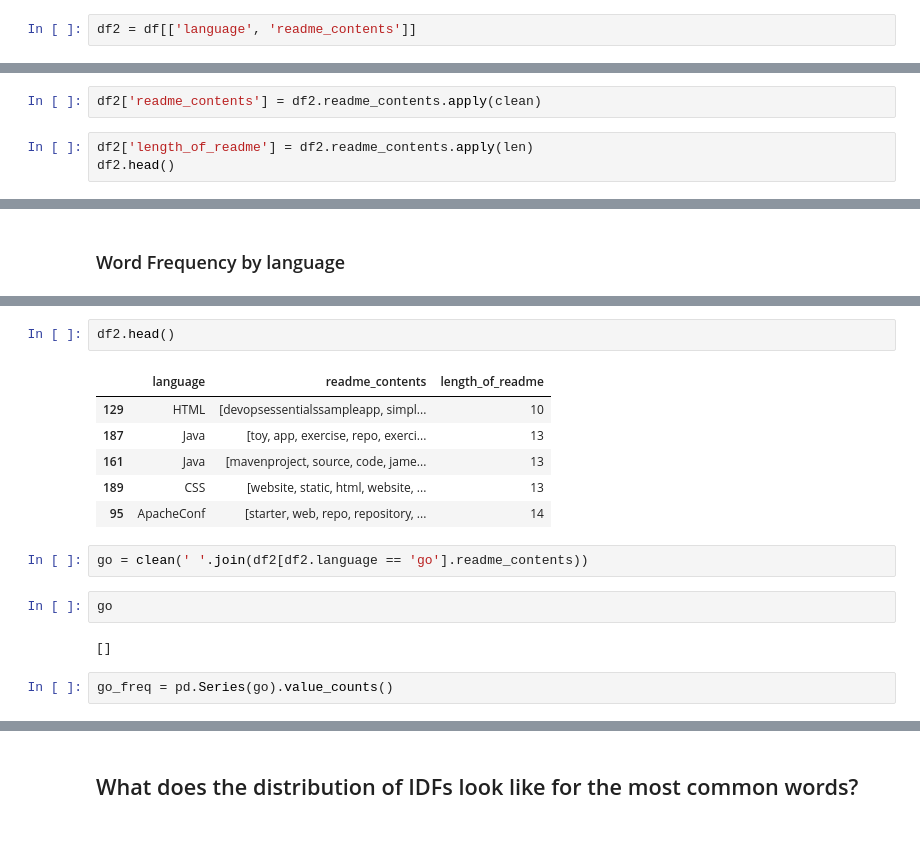
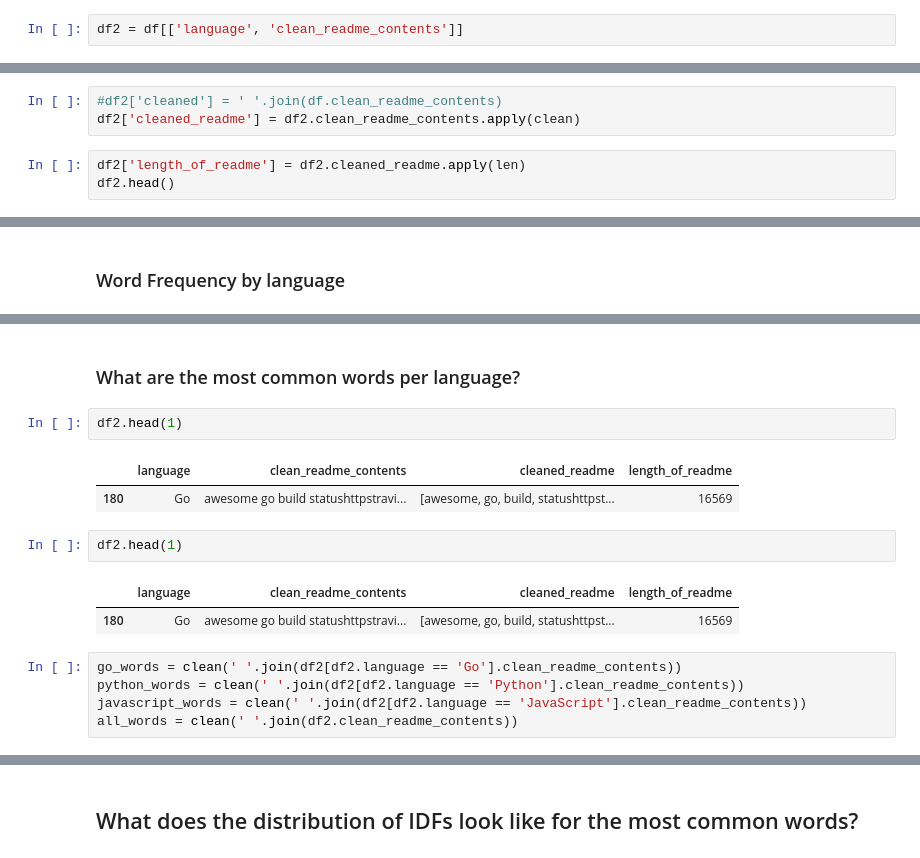
Before and after one commit to cobb-jiang-hartman-npl-project/github-repository-project, a Jupyter notebook: Jeremys_Repo/notes.ipynb, the cells around one changed output, grey strips where cells are left out. Saved outputs shown, nothing was run; the diff lists cells and outputs as text.

```diff
--- a/Jeremys_Repo/notes.ipynb
+++ b/Jeremys_Repo/notes.ipynb
@@ -230,2 +238,2 @@ most_common_words.drop(columns='all').plot.barh(width=.9, ec='black', title='25
 # %%
-df2 = df[['language', 'readme_contents']]
+df2 = df[['language', 'clean_readme_contents']]
@@ -233,9 +257,10 @@ df2 = df[['language', 'readme_contents']]
 #languages = ['Shell', 'R', 'Vue', 'Groovy', 'Kotlin', 'Powershell', 'Rust', 'C#', 'ApacheConf', 'Objective-C', 'Scala', 'TeX', 'Dart', 'Rascal']
 
 #df2.language = df.columns.str.replace(languages, 'other')
-# %%
-df2['readme_contents'] = df2.readme_contents.apply(clean)
+# %%
+#df2['cleaned'] = ' '.join(df.clean_readme_contents)
+df2['cleaned_readme'] = df2.clean_readme_contents.apply(clean)
 # %%
-df2['length_of_readme'] = df2.readme_contents.apply(len)
+df2['length_of_readme'] = df2.cleaned_readme.apply(len)
 df2.head()
 # %% [output]
@@ -296,17 +438,17 @@ df2.head()
+# %% [markdown]
+### What are the most common words per language?
 # %%
-df2.head()
+df2.head(1)
 # %% [output]
-|  | language | readme_contents | length_of_readme |
-| 129 | HTML | [devopsessentialssampleapp, simpl... | 10 |
-| 187 | Java | [toy, app, exercise, repo, exerci... | 13 |
-| 161 | Java | [mavenproject, source, code, jame... | 13 |
-| 189 | CSS | [website, static, html, website, ... | 13 |
-| 95 | ApacheConf | [starter, web, repo, repository, ... | 14 |
+|  | language | clean_readme_contents | cleaned_readme | length_of_readme |
+| 180 | Go | awesome go build statushttpstravi... | [awesome, go, build, statushttpst... | 16569 |
-# %%
-go = clean(' '.join(df2[df2.language == 'go'].readme_contents))
-# %%
-go
-# %% [output]
-[]
-# %%
-go_freq = pd.Series(go).value_counts()
+# %%
+df2.head(1)
+# %% [output]
+|  | language | clean_readme_contents | cleaned_readme | length_of_readme |
+| 180 | Go | awesome go build statushttpstravi... | [awesome, go, build, statushttpst... | 16569 |
+# %%
+go_words = clean(' '.join(df2[df2.language == 'Go'].clean_readme_contents))
+python_words = clean(' '.join(df2[df2.language == 'Python'].clean_readme_contents))
+javascript_words = clean(' '.join(df2[df2.language == 'JavaScript'].clean_readme_contents))
+all_words = clean(' '.join(df2.clean_readme_contents))
```
Also changed, not shown: parts of 37 cells of this notebook, 1 other file.
